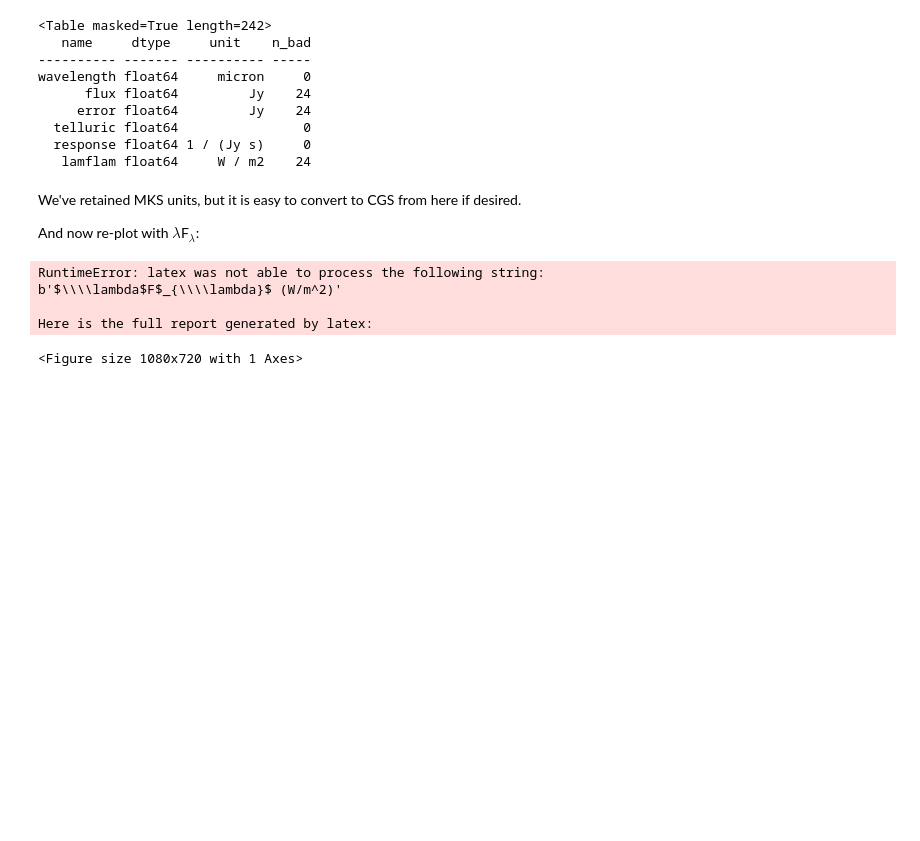
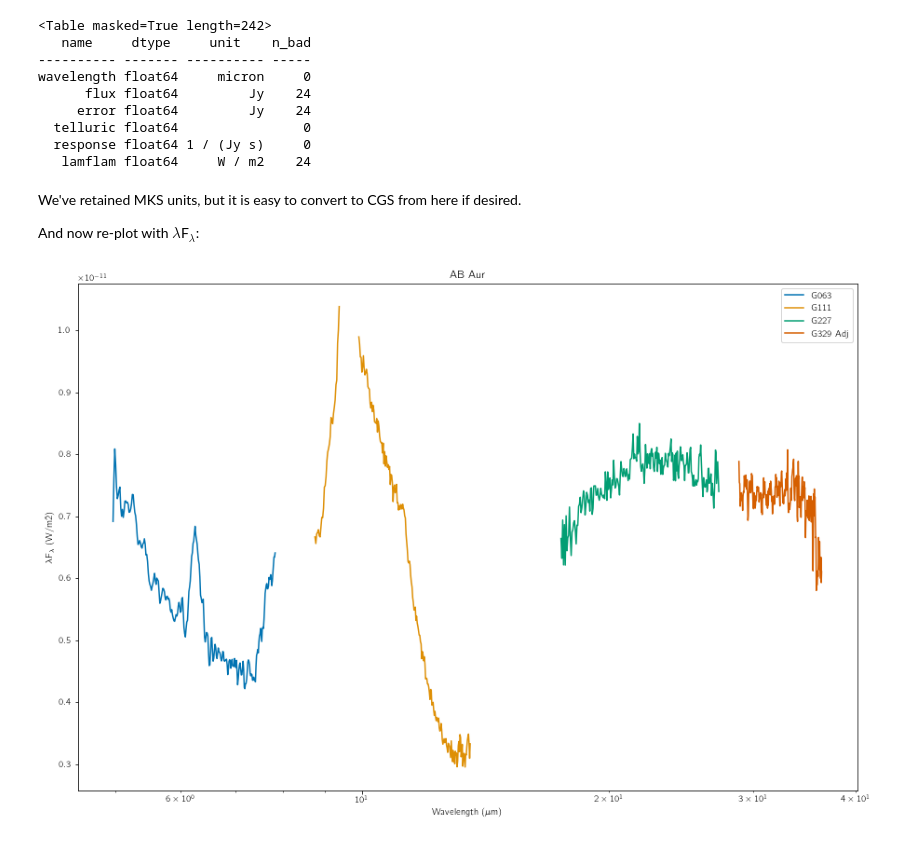
Before and after one commit to SOFIAObservatory/Recipes, a Jupyter notebook: FORCAST/FORCAST-Grism_Inspection-1.ipynb, the cells around one changed output. Saved outputs shown, nothing was run; the diff lists cells and outputs as text; code cells hidden in the pictures; blank space fills up the shorter version.

Commit message:
FORCAST 1 nb plotting symbol bug fix

```diff
--- a/FORCAST/FORCAST-Grism_Inspection-1.ipynb
+++ b/FORCAST/FORCAST-Grism_Inspection-1.ipynb
@@ -1,3 +1,6 @@
+# %%
+# Imports
+plt.rcParams['text.usetex'] = True
 # %% [markdown]
 # FORCAST Grism Spectra: Basic Inspection and Assessment
 
@@ -535,22 +538,18 @@ And now re-plot with $\lambda$F$_{\lambda}$:
 # %%
 fp='tab:blue'
 plt.figure(figsize=(15,10))
 
 # plot all grism settings
 plt.semilogx(g063['wavelength'], g063['lamflam'], label='G063')
 plt.semilogx(g111['wavelength'], g111['lamflam'], label='G111')
 plt.semilogx(g227['wavelength'], g227['lamflam'], label='G227')
 
 # plot adjusted spectrum for g329
 plt.semilogx(g329['wavelength'], g329['lamflam'], label='G329 Adj')  # <--- Adjusted spectrum
 
 plt.title("AB Aur")
 plt.xlabel('Wavelength ($\mu$m)')
-plt.ylabel('$\lambda$F$_{\lambda}$ (W/m^2)')
+plt.ylabel('$\lambda$F$_{\lambda}$ (W/m\^2)')
 plt.legend();
 # %% [output]
-RuntimeError: latex was not able to process the following string:
-b'$\\\\lambda$F$_{\\\\lambda}$ (W/m^2)'
-
-Here is the full report generated by latex:
-<Figure size 1080x720 with 1 Axes>
+[figure, added]
```
Also changed, not shown: 1 other file.
